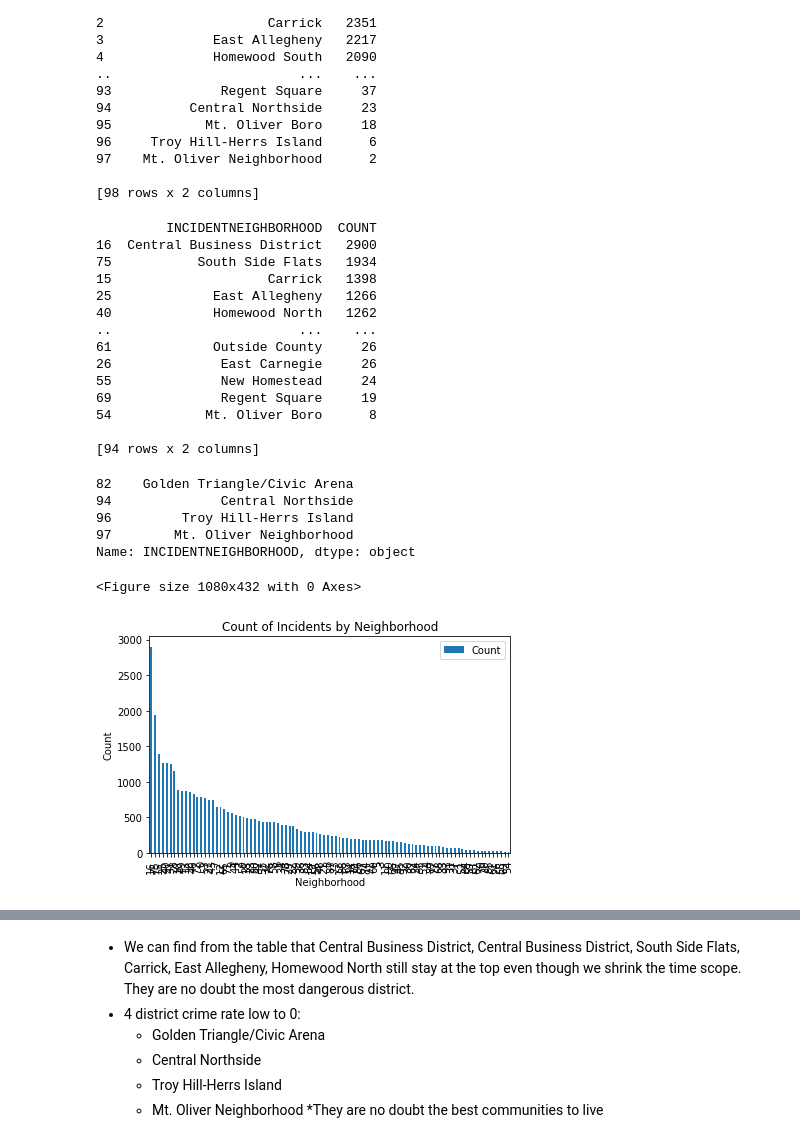
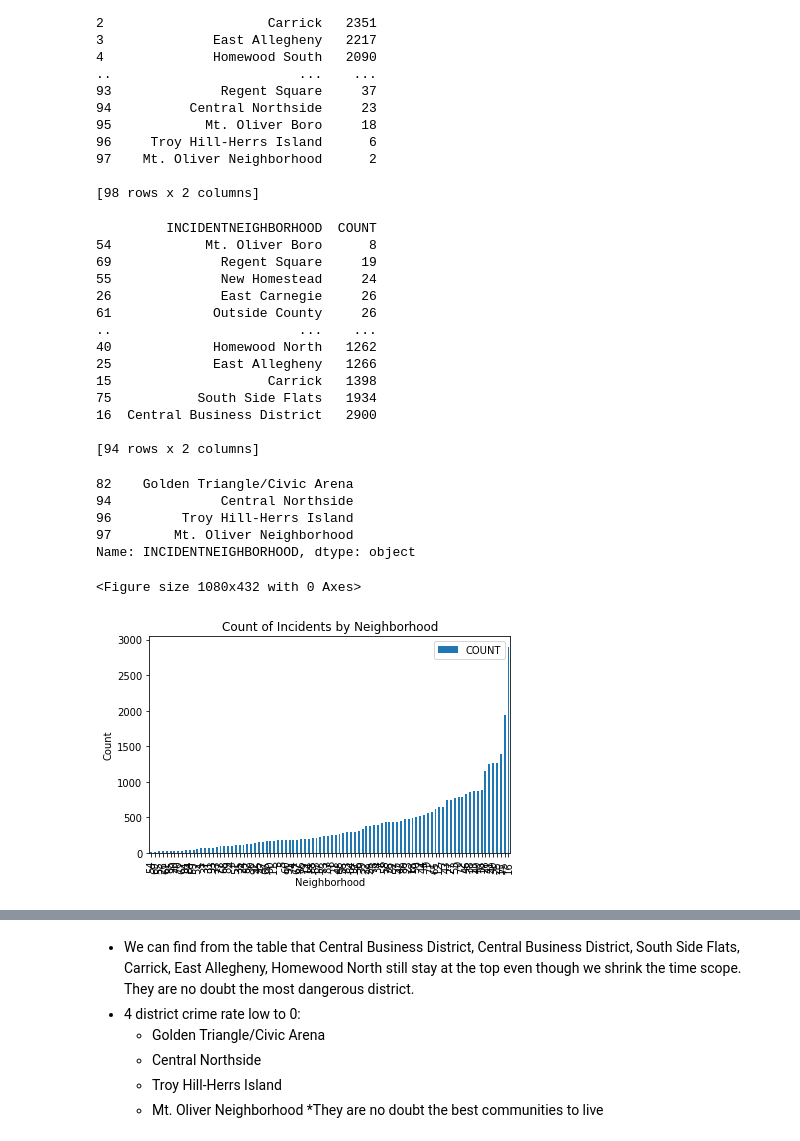
Before and after one commit to FemiG/CMPINF-Final-Project, a Jupyter notebook: Arrest_Zhuoran.ipynb, the cells around one changed output, grey strips where cells are left out. Saved outputs shown, nothing was run; the diff lists cells and outputs as text; code cells hidden in the pictures.

```diff
--- a/Arrest_Zhuoran.ipynb
+++ b/Arrest_Zhuoran.ipynb
@@ -57,23 +63,23 @@ filtered_arrest = arrest[arrest['ARRESTTIME'].str.contains('2019|2020|2021|2022|
 # Group by INCIDENTNEIGHBORHOOD and count the occurrences
 neighborhood_counts2019 = filtered_arrest.groupby('INCIDENTNEIGHBORHOOD').size().reset_index(name='COUNT')
 
-neighborhood_counts2019 = neighborhood_counts2019.sort_values('COUNT', ascending=False)
+neighborhood_counts2019 = neighborhood_counts2019.sort_values('COUNT', ascending=True)
 
 # Display the table
 print(neighborhood_counts2019)
 # %% [output]
          INCIDENTNEIGHBORHOOD  COUNT
+54            Mt. Oliver Boro      8
+69              Regent Square     19
+55              New Homestead     24
+26              East Carnegie     26
+61             Outside County     26
+..                        ...    ...
+40             Homewood North   1262
+25             East Allegheny   1266
+15                    Carrick   1398
+75           South Side Flats   1934
 16  Central Business District   2900
-75           South Side Flats   1934
-15                    Carrick   1398
-25             East Allegheny   1266
-40             Homewood North   1262
-..                        ...    ...
-61             Outside County     26
-26              East Carnegie     26
-55              New Homestead     24
-69              Regent Square     19
-54            Mt. Oliver Boro      8
 
 [94 rows x 2 columns]
 # %%
@@ -94,13 +100,13 @@ Name: INCIDENTNEIGHBORHOOD, dtype: object
 # %%
 import matplotlib.pyplot as plt
 plt.figure(figsize=(15, 6))
-neighborhood_counts.plot(kind='bar')
+neighborhood_counts2019.plot(kind='bar')
 plt.title('Count of Incidents by Neighborhood')
 plt.xlabel('Neighborhood')
 plt.ylabel('Count')
 plt.xticks(rotation=90)  # Rotating x-axis labels for better readability
 plt.tight_layout()  # Adjust layout to prevent clipping of labels
 plt.show()
 # %% [output]
 <Figure size 1080x432 with 0 Axes>
-[figure, old version]
+[figure, new version]
```
Also changed, not shown: parts of 5 cells of this notebook.
